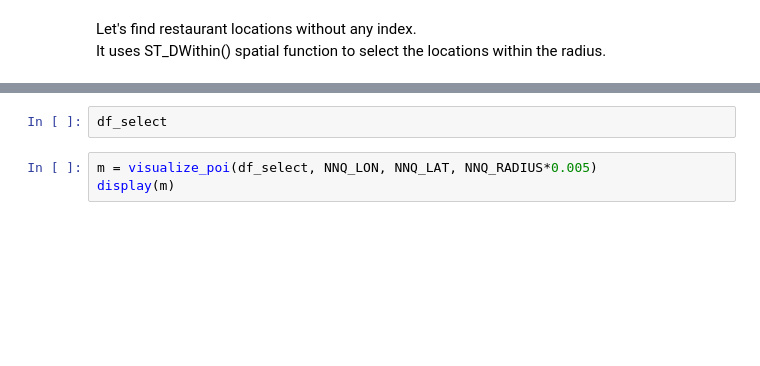
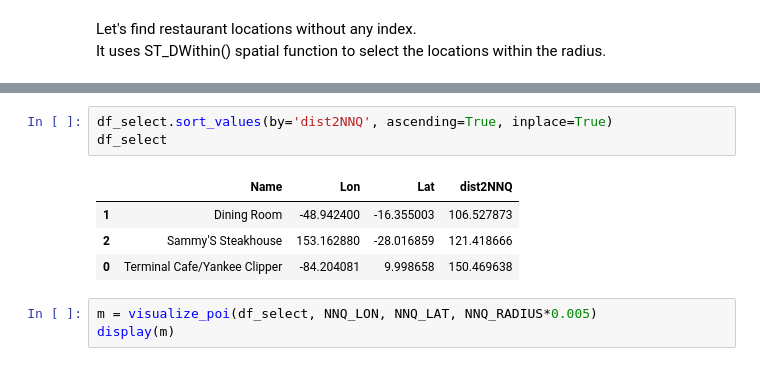
Before and after one commit to ozdemirht/py_redis_1, a Jupyter notebook: docs/Test-DuckDB.ipynb, the cells around one changed output, grey strips where cells are left out. Cells and saved outputs as stored; diff of their text form; blank space fills up the shorter version.

```diff
--- a/docs/Test-DuckDB.ipynb
+++ b/docs/Test-DuckDB.ipynb
@@ -241,5 +310,11 @@ df_select = con.sql(query).df()
 # %%
+df_select.sort_values(by='dist2NNQ', ascending=True, inplace=True)
 df_select
+# %% [output]
+|  | Name | Lon | Lat | dist2NNQ |
+| 1 | Dining Room | -48.942400 | -16.355003 | 106.527873 |
+| 2 | Sammy'S Steakhouse | 153.162880 | -28.016859 | 121.418666 |
+| 0 | Terminal Cafe/Yankee Clipper | -84.204081 | 9.998658 | 150.469638 |
 # %%
 m = visualize_poi(df_select, NNQ_LON, NNQ_LAT, NNQ_RADIUS*0.005)
 display(m)
```
Also changed, not shown: parts of 28 cells of this notebook.
